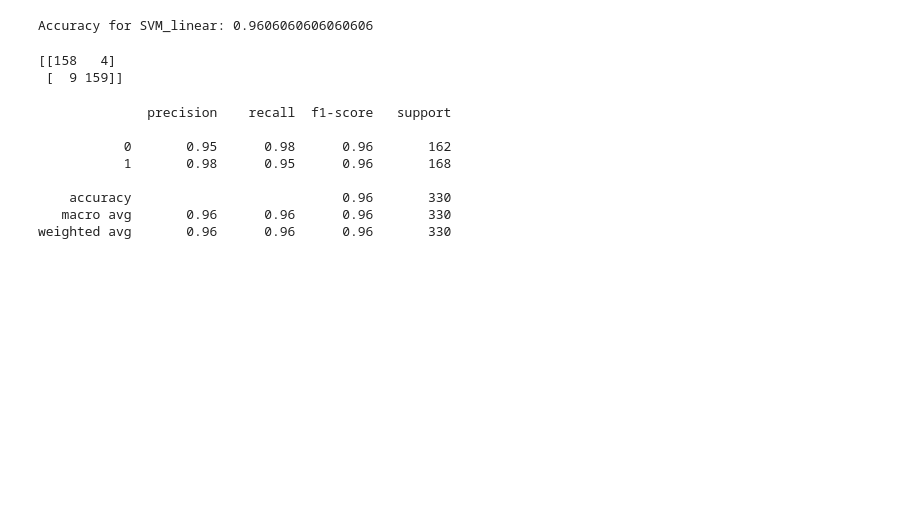
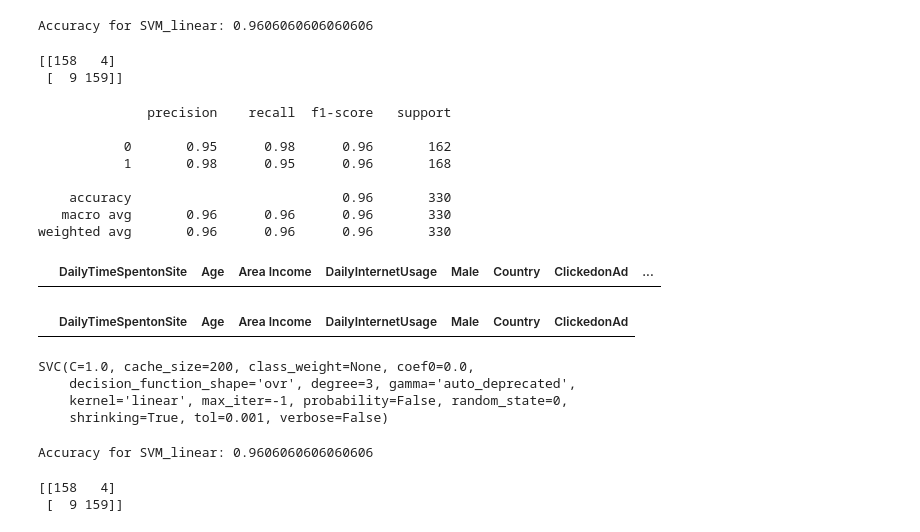
Before and after one commit to VicktorKrum/Ad_Click_Prediction, a Jupyter notebook: Ad Click Prediction.ipynb, the cells around one changed output. Drawn from its saved outputs; the diff is of its cells as text; code cells hidden in the pictures; blank space fills up the shorter version.

```diff
--- a/Ad Click Prediction.ipynb
+++ b/Ad Click Prediction.ipynb
@@ -462,3 +462,9 @@ print(classification_report(y_test, y_pred))
     accuracy                           0.96       330
    macro avg       0.96      0.96      0.96       330
 weighted avg       0.96      0.96      0.96       330
+# %%
+data2 = data
+# %%
+data2.head(0)
+# %% [output]
+|  | DailyTimeSpentonSite | Age | Area Income | DailyInternetUsage | Male | Country | ClickedonAd | ... |
@@ -464,0 +473,4 @@ weighted avg       0.96      0.96      0.96       330
+# %%
+data2.head(0)
+# %% [output]
+|  | DailyTimeSpentonSite | Age | Area Income | DailyInternetUsage | Male | Country | ClickedonAd |
@@ -464,0 +483,8 @@ weighted avg       0.96      0.96      0.96       330
+# %%
+clf2 = svm.SVC(kernel='linear',random_state = 0)
+clf.fit(X_train, y_train)
+# %% [output]
+SVC(C=1.0, cache_size=200, class_weight=None, coef0=0.0,
+    decision_function_shape='ovr', degree=3, gamma='auto_deprecated',
+    kernel='linear', max_iter=-1, probability=False, random_state=0,
+    shrinking=True, tol=0.001, verbose=False)
@@ -464,0 +493,9 @@ weighted avg       0.96      0.96      0.96       330
+# %%
+print("Accuracy for SVM_linear:",accuracy_score(y_test, y_pred2))
+# %% [output]
+Accuracy for SVM_linear: 0.9606060606060606
+# %%
+print(confusion_matrix(y_test,y_pred2))
+# %% [output]
+[[158   4]
+ [  9 159]]
```
Also changed, not shown: parts of 18 cells of this notebook.
